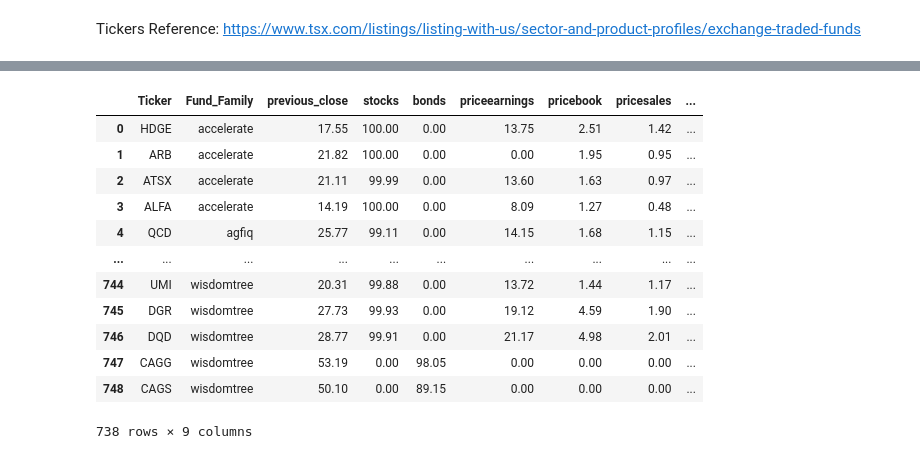
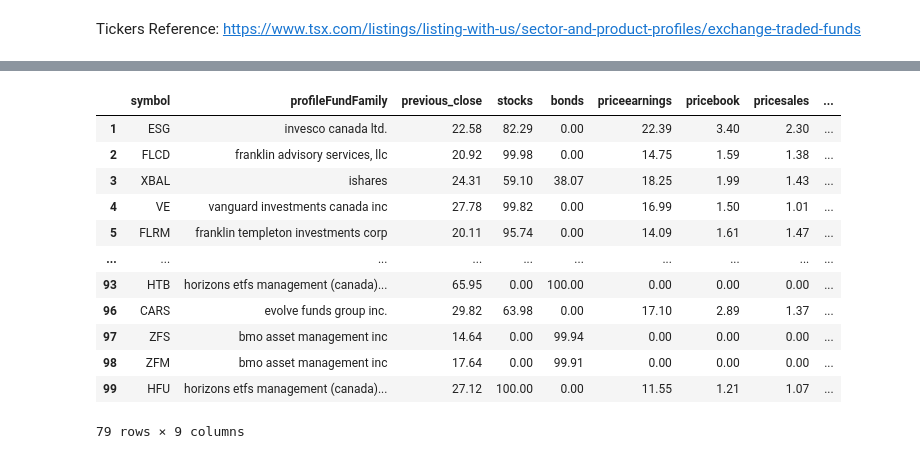
Before and after one commit to rajayalamanchili/etfanalysis, a Jupyter notebook: ETF_data_analysis.ipynb, the cells around one changed output, grey strips where cells are left out. Cells and saved outputs as stored; diff of their text form; code cells hidden in the pictures.

```diff
--- a/ETF_data_analysis.ipynb
+++ b/ETF_data_analysis.ipynb
@@ -16,0 +9,8 @@ Reading ticker data from file: done
+# %%
+# read data
+rootDir = "../"
+#inputFileName = "tsx-et-fs-mi-g-list-2020-06-22-en.csv"
+inputFileName = "sample_tickers.csv"
+
+#tickers from tsx exchange need .TO as suffix
+fundInfo = fi.FundCompositionMetrics(rootDir, inputFileName, ".TO", readLocal=False)
@@ -55,27 +49,30 @@ Name: Ticker, dtype: object
 # %%
-selectedColumns = ["Ticker", "Fund_Family", "previous_close", "stocks", "bonds",
+selectedColumns = ["symbol", "profileFundFamily", "previous_close", "stocks", "bonds",
                    "priceearnings", "pricebook", "pricesales", "pricecashflow"]
 dataDF = fundInfoDF.loc[:, selectedColumns]
 dataDF = dataDF.dropna(subset=['previous_close'])
-dataDF = dataDF.drop(dataDF[dataDF["stocks"] == "TOR"].index)
+dataDF = dataDF.drop(dataDF[(dataDF["stocks"] == "TOR")
+                            | (dataDF["stocks"] == "N/A")
+                            | (dataDF["bonds"] == "N/A")].index)
 # %%
-dataDF["Fund_Family"] = dataDF["Fund_Family"].str.lower()
+dataDF["profileFundFamily"] = dataDF["profileFundFamily"].str.lower()
 dataDF[["stocks", "bonds"]] = dataDF[["stocks", "bonds"]].replace("%", "", regex=True).astype(float)
+dataDF[selectedColumns[2:]] = dataDF[selectedColumns[2:]].astype(float)
 dataDF
 # %% [output]
-|  | Ticker | Fund_Family | previous_close | stocks | bonds | priceearnings | pricebook | pricesales | ... |
-| 0 | HDGE | accelerate | 17.55 | 100.00 | 0.00 | 13.75 | 2.51 | 1.42 | ... |
-| 1 | ARB | accelerate | 21.82 | 100.00 | 0.00 | 0.00 | 1.95 | 0.95 | ... |
-| 2 | ATSX | accelerate | 21.11 | 99.99 | 0.00 | 13.60 | 1.63 | 0.97 | ... |
-| 3 | ALFA | accelerate | 14.19 | 100.00 | 0.00 | 8.09 | 1.27 | 0.48 | ... |
-| 4 | QCD | agfiq | 25.77 | 99.11 | 0.00 | 14.15 | 1.68 | 1.15 | ... |
+|  | symbol | profileFundFamily | previous_close | stocks | bonds | priceearnings | pricebook | pricesales | ... |
+| 1 | ESG | invesco canada ltd. | 22.58 | 82.29 | 0.00 | 22.39 | 3.40 | 2.30 | ... |
+| 2 | FLCD | franklin advisory services, llc | 20.92 | 99.98 | 0.00 | 14.75 | 1.59 | 1.38 | ... |
+| 3 | XBAL | ishares | 24.31 | 59.10 | 38.07 | 18.25 | 1.99 | 1.43 | ... |
+| 4 | VE | vanguard investments canada inc | 27.78 | 99.82 | 0.00 | 16.99 | 1.50 | 1.01 | ... |
+| 5 | FLRM | franklin templeton investments corp | 20.11 | 95.74 | 0.00 | 14.09 | 1.61 | 1.47 | ... |
 | ... | ... | ... | ... | ... | ... | ... | ... | ... | ... |
-| 744 | UMI | wisdomtree | 20.31 | 99.88 | 0.00 | 13.72 | 1.44 | 1.17 | ... |
-| 745 | DGR | wisdomtree | 27.73 | 99.93 | 0.00 | 19.12 | 4.59 | 1.90 | ... |
-| 746 | DQD | wisdomtree | 28.77 | 99.91 | 0.00 | 21.17 | 4.98 | 2.01 | ... |
-| 747 | CAGG | wisdomtree | 53.19 | 0.00 | 98.05 | 0.00 | 0.00 | 0.00 | ... |
-| 748 | CAGS | wisdomtree | 50.10 | 0.00 | 89.15 | 0.00 | 0.00 | 0.00 | ... |
+| 93 | HTB | horizons etfs management (canada)... | 65.95 | 0.00 | 100.00 | 0.00 | 0.00 | 0.00 | ... |
+| 96 | CARS | evolve funds group inc. | 29.82 | 63.98 | 0.00 | 17.10 | 2.89 | 1.37 | ... |
+| 97 | ZFS | bmo asset management inc | 14.64 | 0.00 | 99.94 | 0.00 | 0.00 | 0.00 | ... |
+| 98 | ZFM | bmo asset management inc | 17.64 | 0.00 | 99.91 | 0.00 | 0.00 | 0.00 | ... |
+| 99 | HFU | horizons etfs management (canada)... | 27.12 | 100.00 | 0.00 | 11.55 | 1.21 | 1.07 | ... |
-738 rows × 9 columns
+79 rows × 9 columns
 # %%
 fig, ax = plt.subplots(figsize = (12, 10))
 sns.scatterplot(data=dataDF, x="stocks", y="bonds", ax=ax)
```
Also changed, not shown: parts of 9 cells of this notebook, 3 other files.
